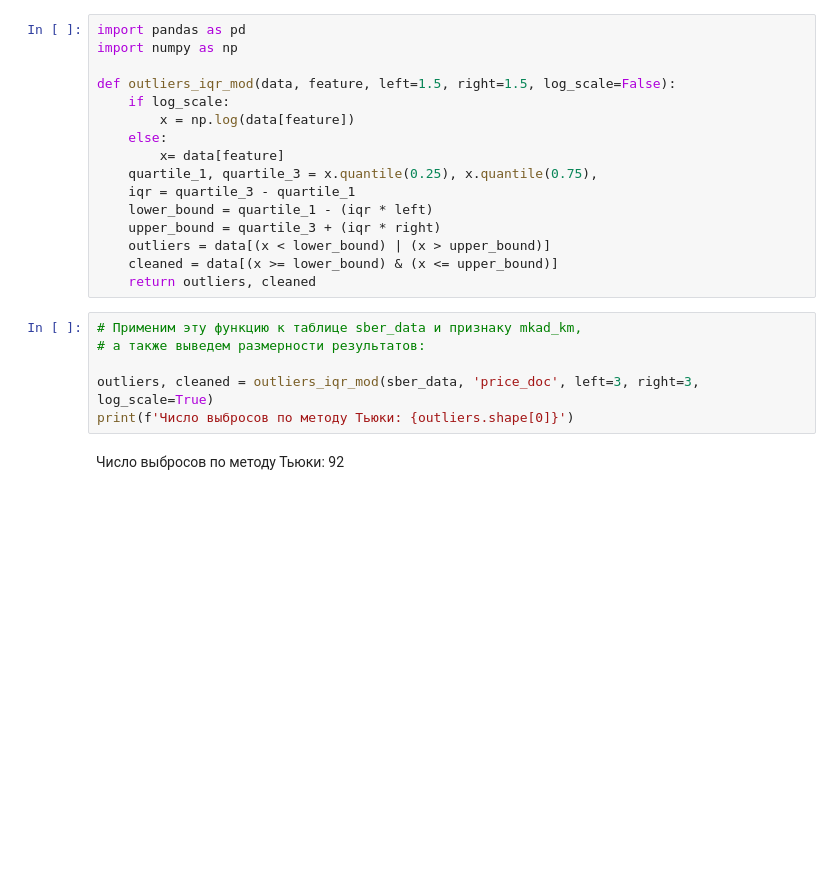
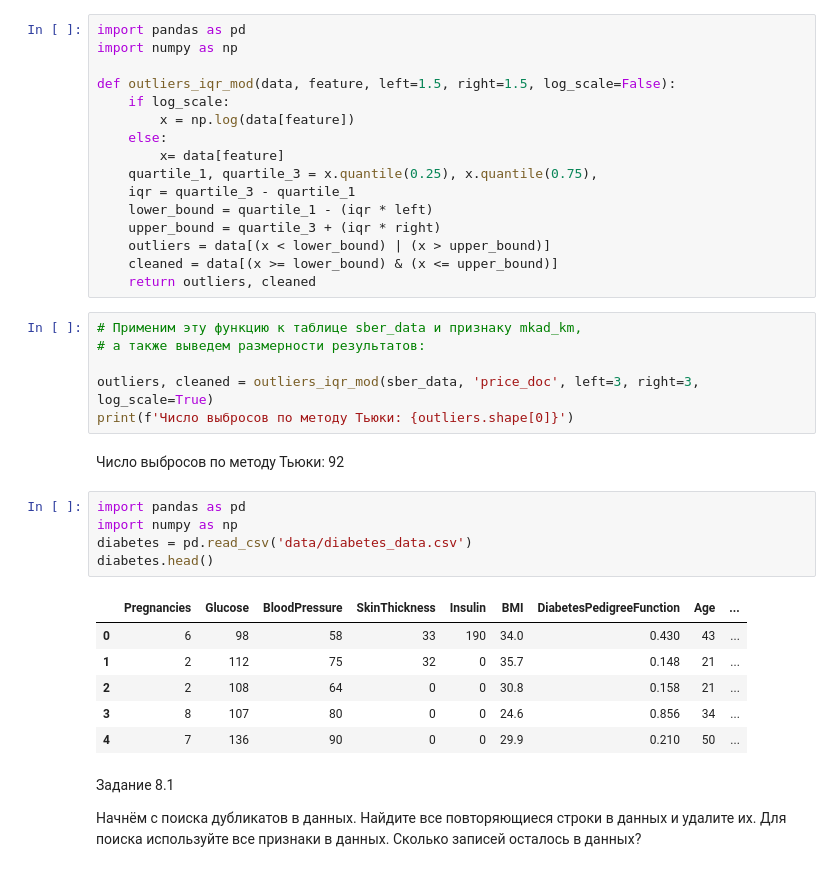
Before and after one commit to Artem221084/demo, a Jupyter notebook: Skillfactor/lessons_and_solution.ipynb, the cells around one changed output. Saved outputs shown, nothing was run; the diff lists cells and outputs as text; blank space fills up the shorter version.

```diff
--- a/Skillfactor/lessons_and_solution.ipynb
+++ b/Skillfactor/lessons_and_solution.ipynb
@@ -2573,3 +2573,19 @@ outliers, cleaned = outliers_iqr_mod(sber_data, 'price_doc', left=3, right=3, lo
 print(f'Число выбросов по методу Тьюки: {outliers.shape[0]}')
 # %% [markdown]
 Число выбросов по методу Тьюки: 92
+# %%
+import pandas as pd
+import numpy as np
+diabetes = pd.read_csv('data/diabetes_data.csv')
+diabetes.head()
+# %% [output]
+|  | Pregnancies | Glucose | BloodPressure | SkinThickness | Insulin | BMI | DiabetesPedigreeFunction | Age | ... |
+| 0 | 6 | 98 | 58 | 33 | 190 | 34.0 | 0.430 | 43 | ... |
+| 1 | 2 | 112 | 75 | 32 | 0 | 35.7 | 0.148 | 21 | ... |
+| 2 | 2 | 108 | 64 | 0 | 0 | 30.8 | 0.158 | 21 | ... |
+| 3 | 8 | 107 | 80 | 0 | 0 | 24.6 | 0.856 | 34 | ... |
+| 4 | 7 | 136 | 90 | 0 | 0 | 29.9 | 0.210 | 50 | ... |
+# %% [markdown]
+Задание 8.1
+
+Начнём с поиска дубликатов в данных. Найдите все повторяющиеся строки в данных и удалите их. Для поиска используйте все признаки в данных. Сколько записей осталось в данных?
```
Also changed, not shown: parts of 22 cells of this notebook, 3 other files.
